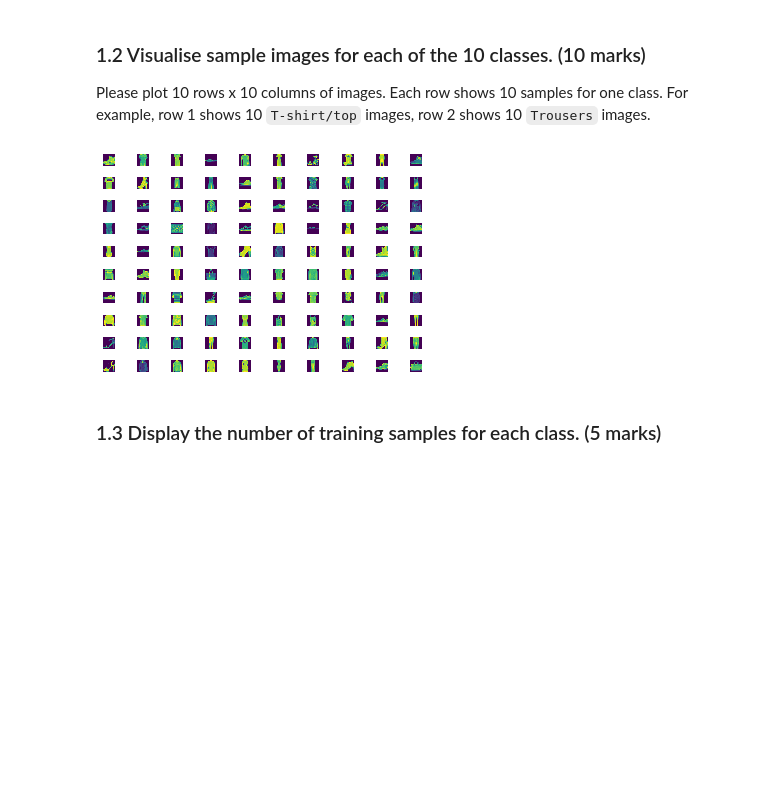
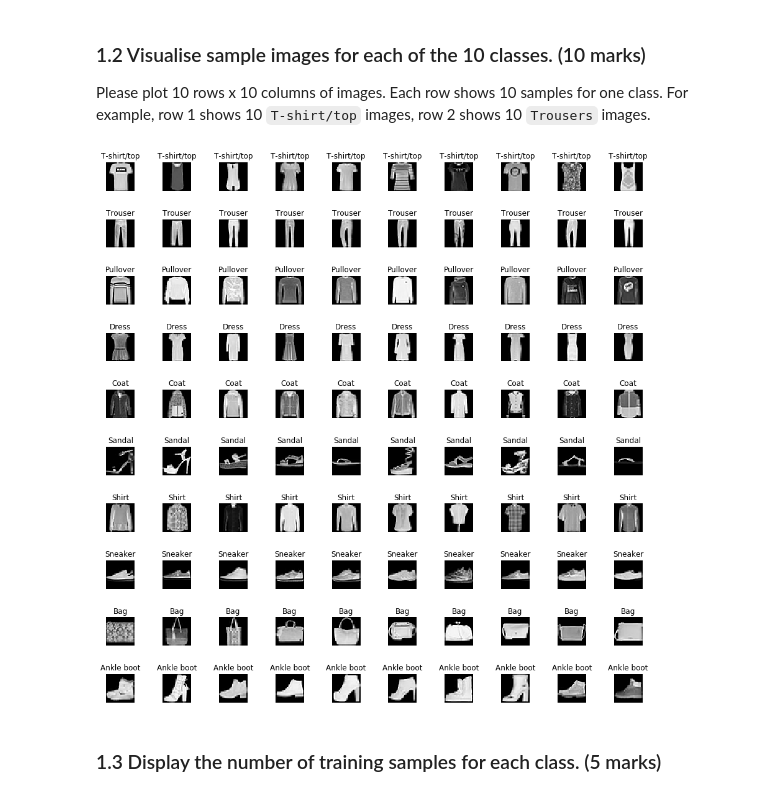
Before and after one commit to lengwe/Computer_Vision_2020, a Jupyter notebook: coursework_2/coursework_2.ipynb, the cells around one changed output. Drawn from its saved outputs; the diff is of its cells as text; code cells hidden in the pictures; blank space fills up the shorter version.

```diff
--- a/coursework_2/coursework_2.ipynb
+++ b/coursework_2/coursework_2.ipynb
@@ -90,16 +92,21 @@ Please plot 10 rows x 10 columns of images. Each row shows 10 samples for one cl
 # %%
 N=10
 start_val = 0
-fig, axes = plt.subplots(N,N)
+fig, axes = plt.subplots(N,N,figsize=(16,16))
 
 for row in range(N):
-    for col in range(N):
-        idx = row+N*col
+  col=0
+  for i in range(200):
+    if col==10:
+      break
+    elif (train_label[i]==row):
         axes[row,col].axis('off')
-        axes[row,col].imshow(train_image[idx])
+        axes[row,col].set_title(class_name[row])
+        axes[row,col].imshow(train_image[i],cmap='gray')
         fig.subplots_adjust(hspace=1)
+        col+=1;
 # %% [output]
-[figure, old version]
+[figure, new version]
 # %% [markdown]
 ### 1.3 Display the number of training samples for each class. (5 marks)
 # %%
```
Also changed, not shown: parts of 7 cells of this notebook.
